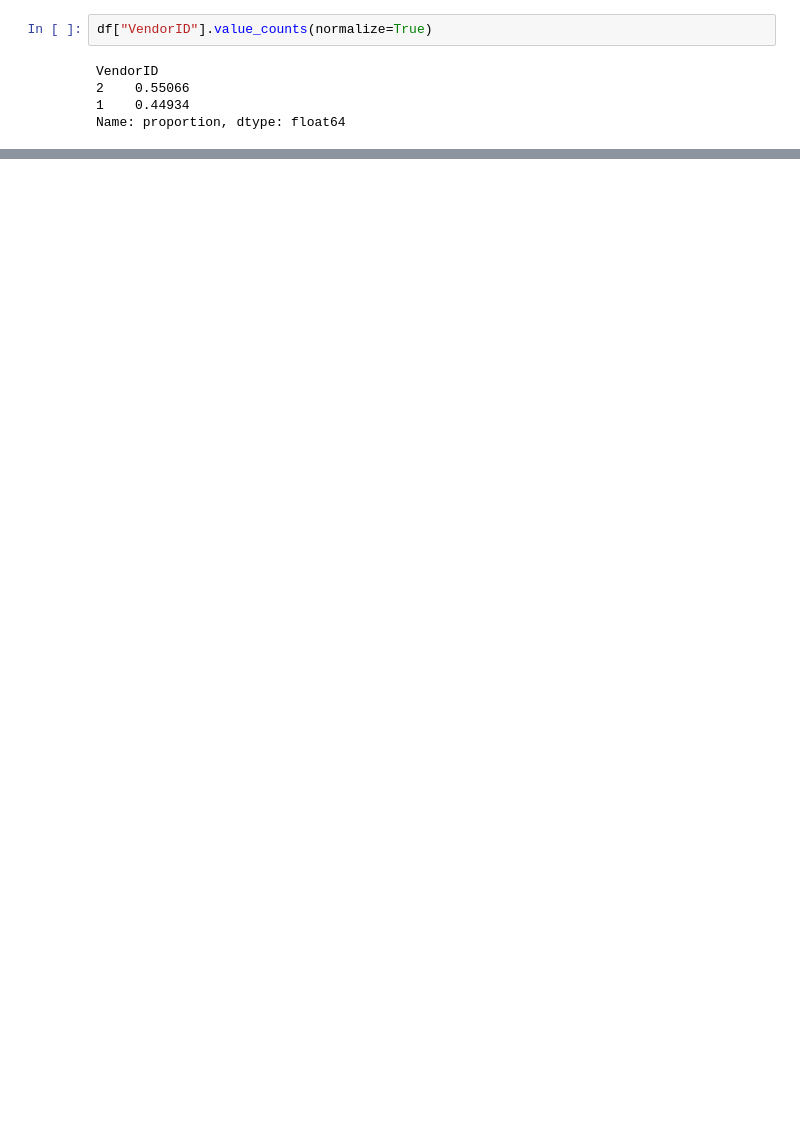
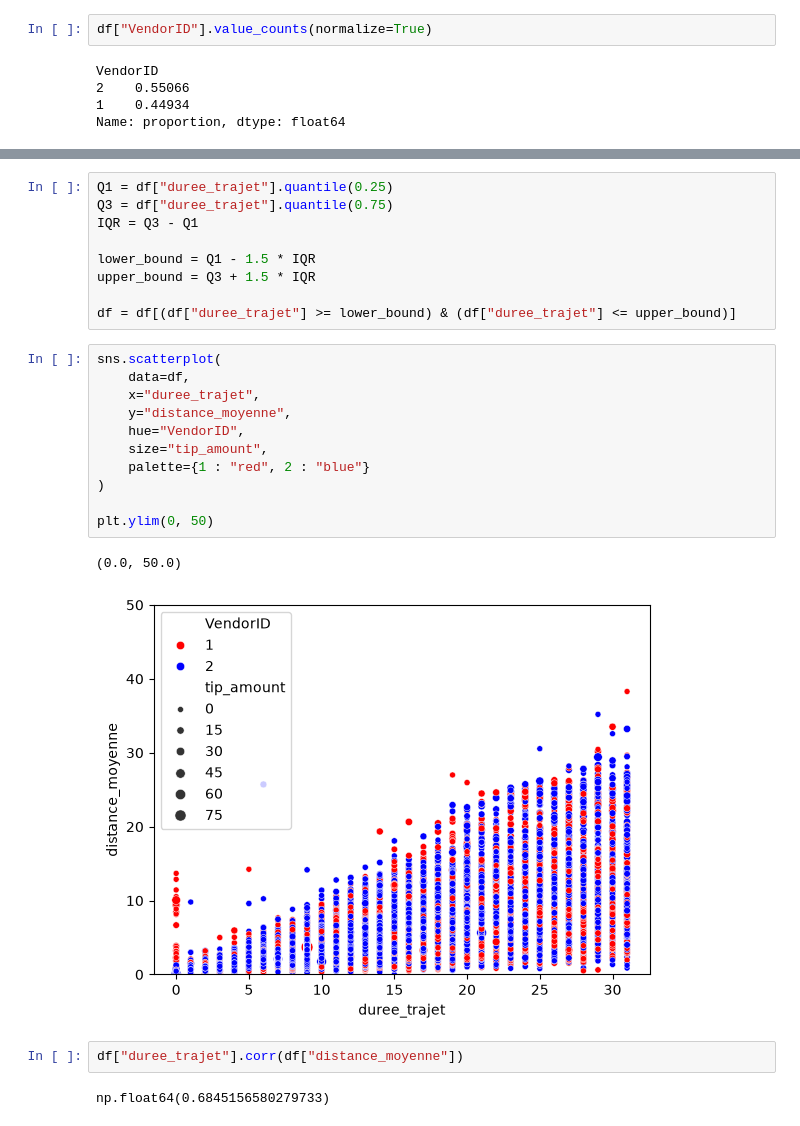
Before and after one commit to Yoann-Rabahi1/INGE2-APP-BDML-dataviz-project, a Jupyter notebook: notebook.ipynb, the cells around one changed output, grey strips where cells are left out. Saved outputs shown, nothing was run; the diff lists cells and outputs as text; blank space fills up the shorter version.

```diff
--- a/notebook.ipynb
+++ b/notebook.ipynb
@@ -181,0 +192,27 @@ Name: proportion, dtype: float64
+# %%
+Q1 = df["duree_trajet"].quantile(0.25)
+Q3 = df["duree_trajet"].quantile(0.75)
+IQR = Q3 - Q1
+
+lower_bound = Q1 - 1.5 * IQR
+upper_bound = Q3 + 1.5 * IQR
+
+df = df[(df["duree_trajet"] >= lower_bound) & (df["duree_trajet"] <= upper_bound)]
+# %%
+sns.scatterplot(
+    data=df,
+    x="duree_trajet",
+    y="distance_moyenne",
+    hue="VendorID",
+    size="tip_amount",
+    palette={1 : "red", 2 : "blue"}
+)
+
+plt.ylim(0, 50)
+# %% [output]
+(0.0, 50.0)
+[figure, added]
+# %%
+df["duree_trajet"].corr(df["distance_moyenne"])
+# %% [output]
+np.float64(0.6845156580279733)
```
Also changed, not shown: parts of 3 cells of this notebook, 11 other files.
